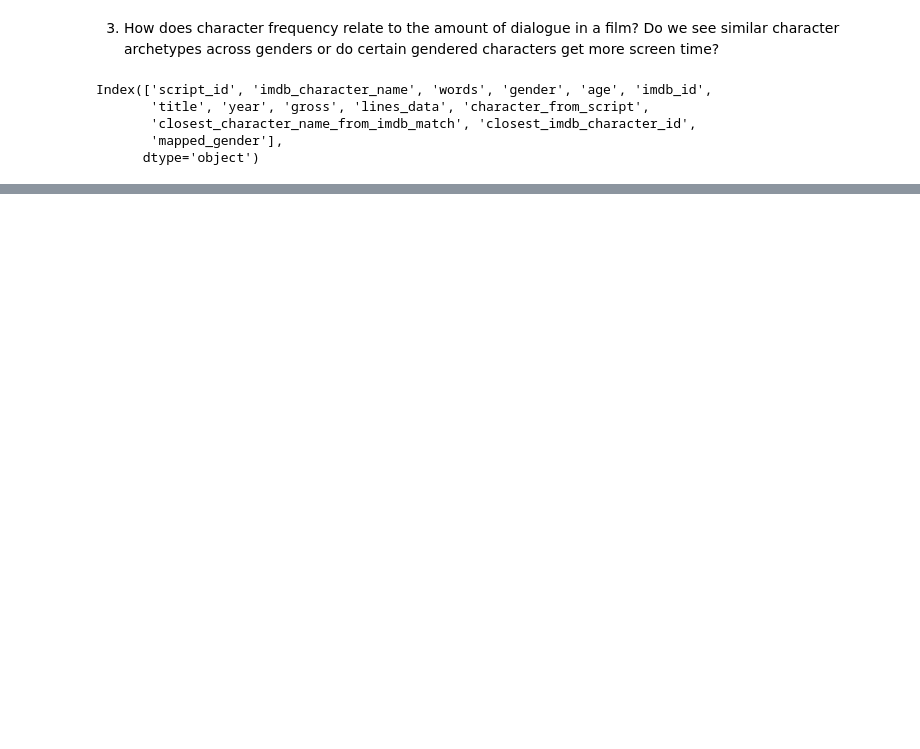
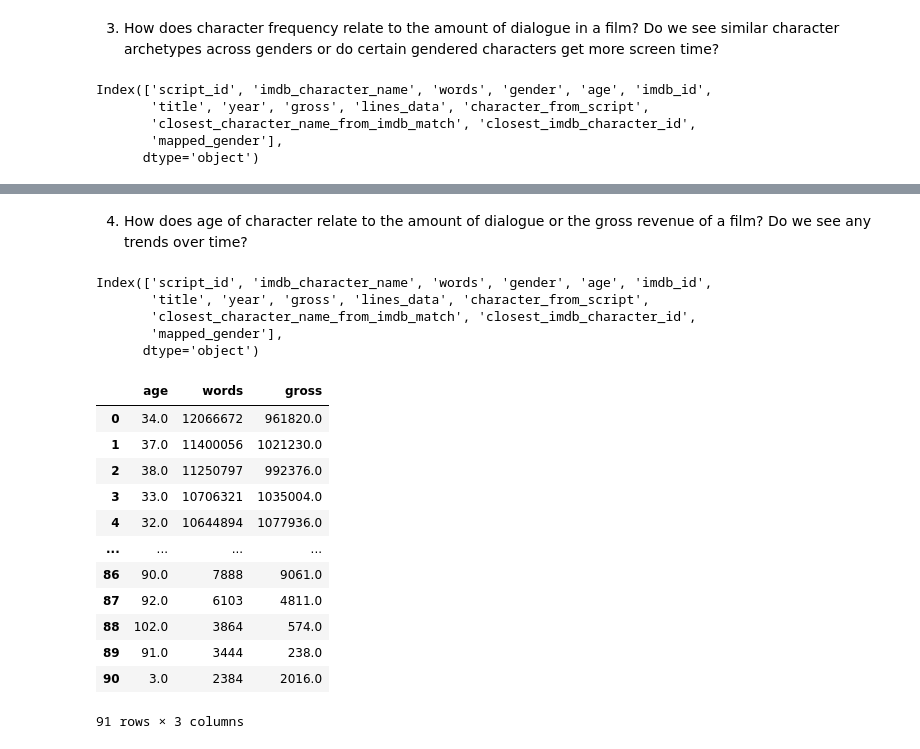
Before and after one commit to mengyuehuang/is310-coding-assignments, a Jupyter notebook: visualizing-data/pudding/visuals.ipynb, the cells around one changed output, grey strips where cells are left out. Cells and saved outputs as stored; diff of their text form; code cells hidden in the pictures; blank space fills up the shorter version.

```diff
--- a/visualizing-data/pudding/visuals.ipynb
+++ b/visualizing-data/pudding/visuals.ipynb
@@ -377,0 +422,30 @@ df[['character_from_script', 'mapped_gender']]
+# %% [markdown]
+4. How does age of character relate to the amount of dialogue or the gross revenue of a film? Do we see any trends over time?
+# %%
+df.columns
+# %% [output]
+Index(['script_id', 'imdb_character_name', 'words', 'gender', 'age', 'imdb_id',
+       'title', 'year', 'gross', 'lines_data', 'character_from_script',
+       'closest_character_name_from_imdb_match', 'closest_imdb_character_id',
+       'mapped_gender'],
+      dtype='object')
+# %%
+selected4 = df[['age', 'gross', 'words']] \
+                    .groupby(['age']) \
+                    .agg({'words': 'sum', 'gross': 'sum'}).sort_values(by='words', ascending=False)
+selected4.reset_index(inplace=True)
+selected4
+# %% [output]
+|  | age | words | gross |
+| 0 | 34.0 | 12066672 | 961820.0 |
+| 1 | 37.0 | 11400056 | 1021230.0 |
+| 2 | 38.0 | 11250797 | 992376.0 |
+| 3 | 33.0 | 10706321 | 1035004.0 |
+| 4 | 32.0 | 10644894 | 1077936.0 |
+| ... | ... | ... | ... |
+| 86 | 90.0 | 7888 | 9061.0 |
+| 87 | 92.0 | 6103 | 4811.0 |
+| 88 | 102.0 | 3864 | 574.0 |
+| 89 | 91.0 | 3444 | 238.0 |
+| 90 | 3.0 | 2384 | 2016.0 |
+91 rows × 3 columns
```
Also changed, not shown: parts of 7 cells of this notebook.
